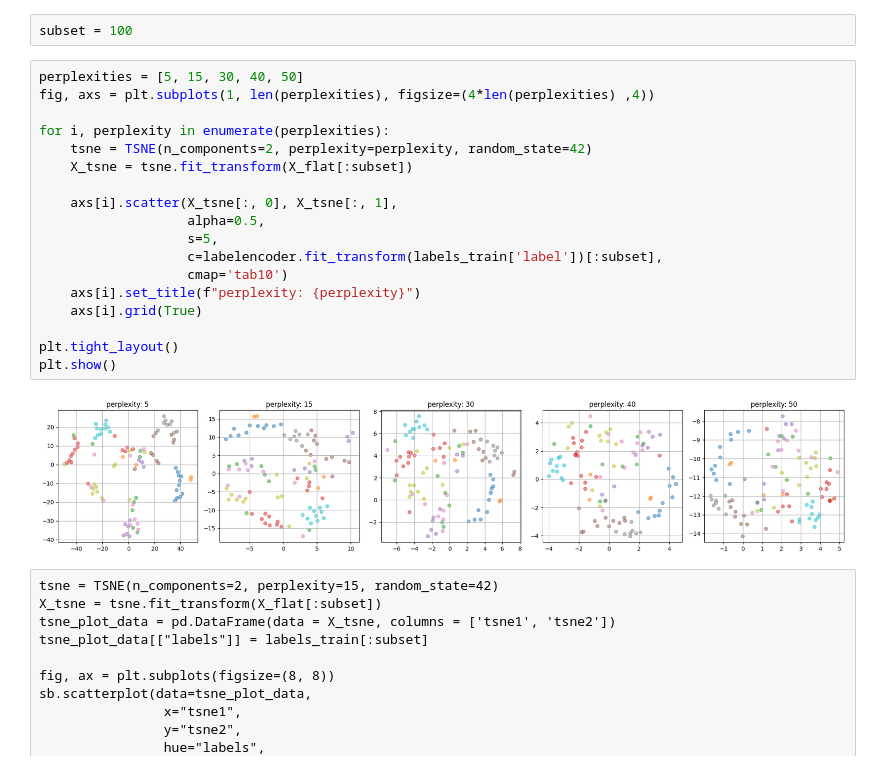
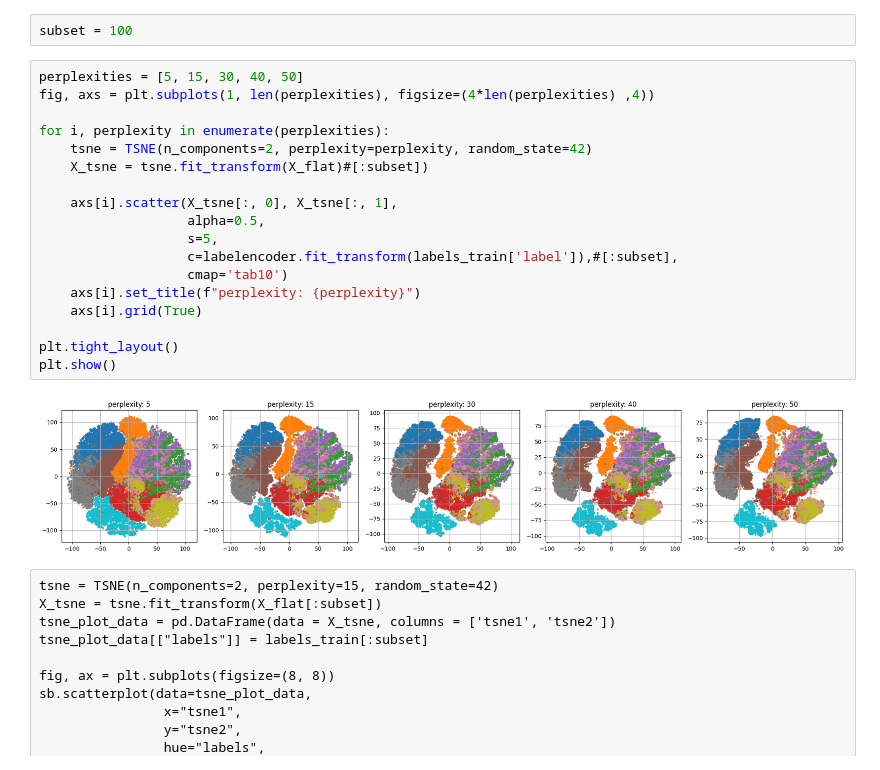
Before and after one commit to Knerten0815/data_science_course, a Jupyter notebook: notebooks/portfolio 2/data_science_MMI_portfolio_02_fashionMNIST_template.ipynb, the cells around one changed output. Cells and saved outputs as stored; diff of their text form.

Commit message:
t-SNE plot

```diff
--- a/notebooks/portfolio 2/data_science_MMI_portfolio_02_fashionMNIST_template.ipynb
+++ b/notebooks/portfolio 2/data_science_MMI_portfolio_02_fashionMNIST_template.ipynb
@@ -217,23 +217,23 @@ subset = 100
 # %%
 perplexities = [5, 15, 30, 40, 50]
 fig, axs = plt.subplots(1, len(perplexities), figsize=(4*len(perplexities) ,4))
 
 for i, perplexity in enumerate(perplexities):
     tsne = TSNE(n_components=2, perplexity=perplexity, random_state=42)
-    X_tsne = tsne.fit_transform(X_flat[:subset])
+    X_tsne = tsne.fit_transform(X_flat)#[:subset])
 
     axs[i].scatter(X_tsne[:, 0], X_tsne[:, 1],
                    alpha=0.5,
                    s=5,
-                   c=labelencoder.fit_transform(labels_train['label'])[:subset],
+                   c=labelencoder.fit_transform(labels_train['label']),#[:subset],
                    cmap='tab10')
     axs[i].set_title(f"perplexity: {perplexity}")
     axs[i].grid(True)
 
 plt.tight_layout()
 plt.show()
 # %% [output]
-[figure, old version]
+[figure, new version]
 # %% [raw]
 tsne = TSNE(n_components=2, perplexity=15, random_state=42)
 X_tsne = tsne.fit_transform(X_flat[:subset])
```
